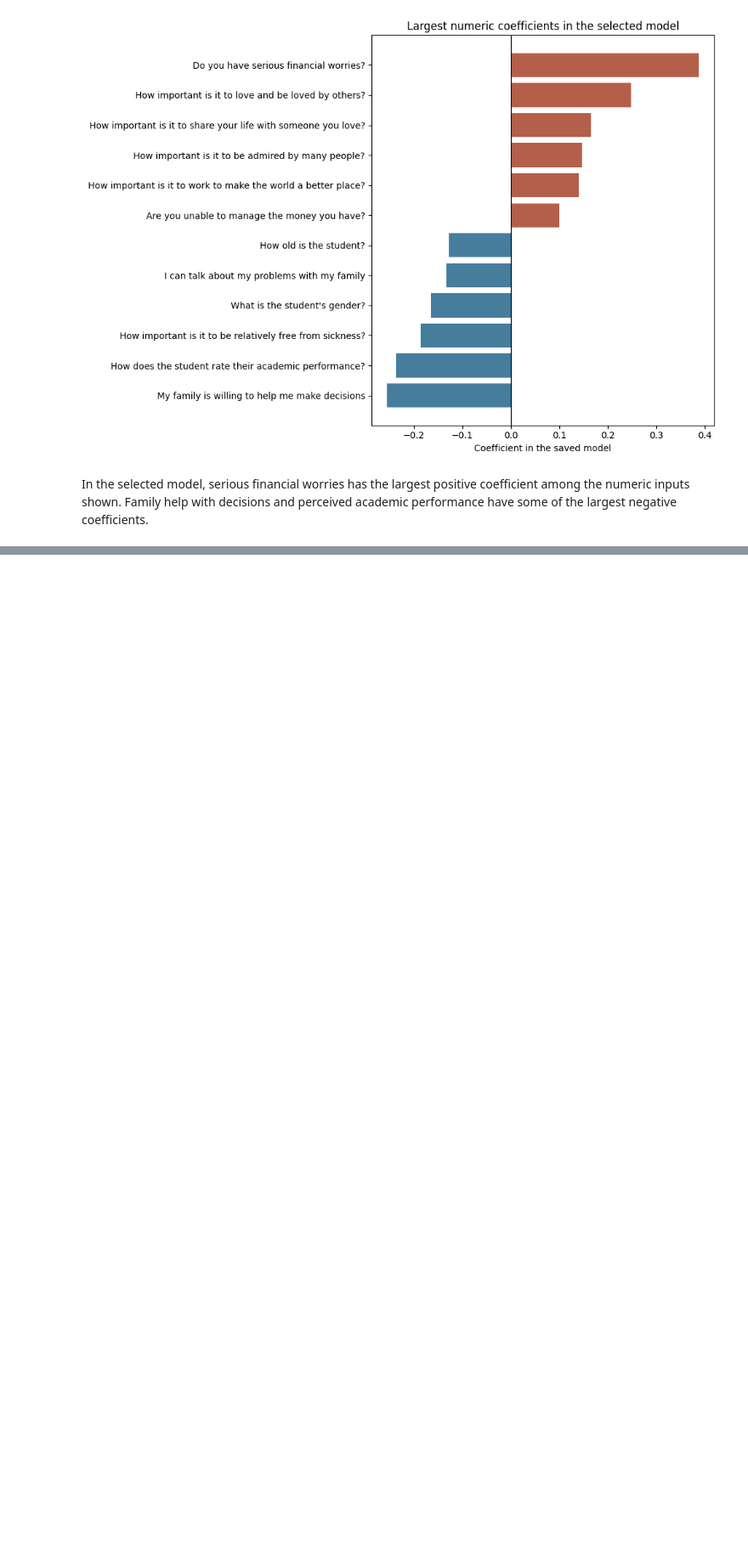
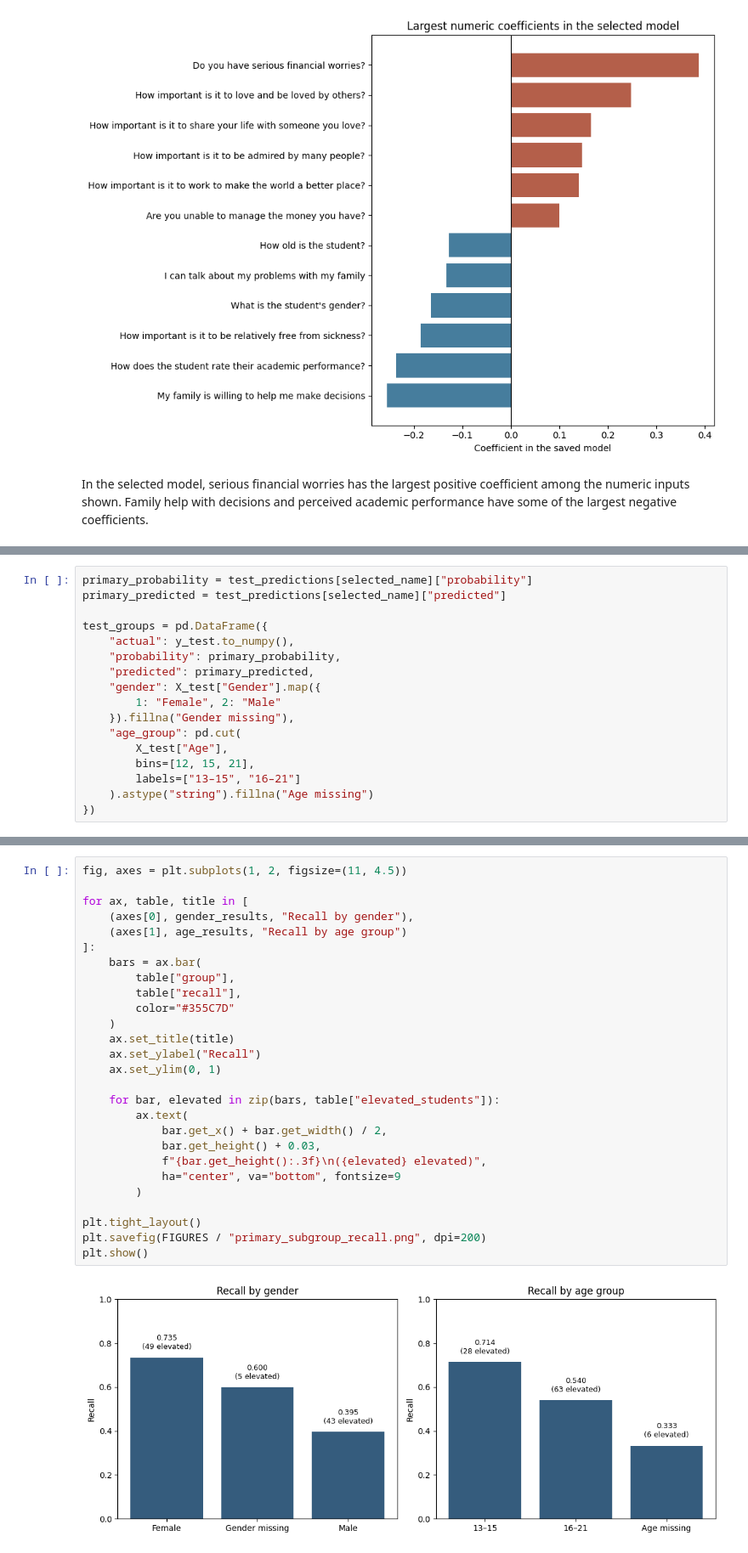
Before and after one commit to N-umwali/SchoolCare-Screening-Priority, a Jupyter notebook: student_screening.ipynb, the cells around one changed output, grey strips where cells are left out. Shown at 85% size. Drawn from its saved outputs; the diff is of its cells as text; blank space fills up the shorter version.

```diff
--- a/student_screening.ipynb
+++ b/student_screening.ipynb
@@ -1210,0 +1285,17 @@ In the selected model, serious financial worries has the largest positive coeffi
+# %%
+primary_probability = test_predictions[selected_name]["probability"]
+primary_predicted = test_predictions[selected_name]["predicted"]
+
+test_groups = pd.DataFrame({
+    "actual": y_test.to_numpy(),
+    "probability": primary_probability,
+    "predicted": primary_predicted,
+    "gender": X_test["Gender"].map({
+        1: "Female", 2: "Male"
+    }).fillna("Gender missing"),
+    "age_group": pd.cut(
+        X_test["Age"],
+        bins=[12, 15, 21],
+        labels=["13–15", "16–21"]
+    ).astype("string").fillna("Age missing")
+})
@@ -1210,0 +1523,29 @@ In the selected model, serious financial worries has the largest positive coeffi
+# %%
+fig, axes = plt.subplots(1, 2, figsize=(11, 4.5))
+
+for ax, table, title in [
+    (axes[0], gender_results, "Recall by gender"),
+    (axes[1], age_results, "Recall by age group")
+]:
+    bars = ax.bar(
+        table["group"],
+        table["recall"],
+        color="#355C7D"
+    )
+    ax.set_title(title)
+    ax.set_ylabel("Recall")
+    ax.set_ylim(0, 1)
+
+    for bar, elevated in zip(bars, table["elevated_students"]):
+        ax.text(
+            bar.get_x() + bar.get_width() / 2,
+            bar.get_height() + 0.03,
+            f"{bar.get_height():.3f}\n({elevated} elevated)",
+            ha="center", va="bottom", fontsize=9
+        )
+
+plt.tight_layout()
+plt.savefig(FIGURES / "primary_subgroup_recall.png", dpi=200)
+plt.show()
+# %% [output]
+[figure, added]
```
Also changed, not shown: parts of 18 cells of this notebook.
